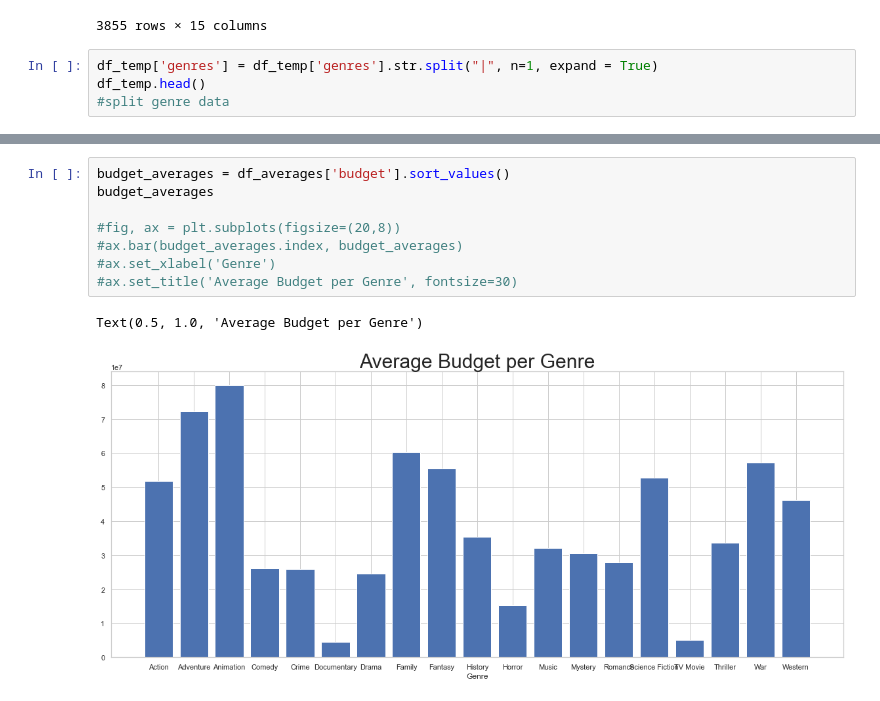
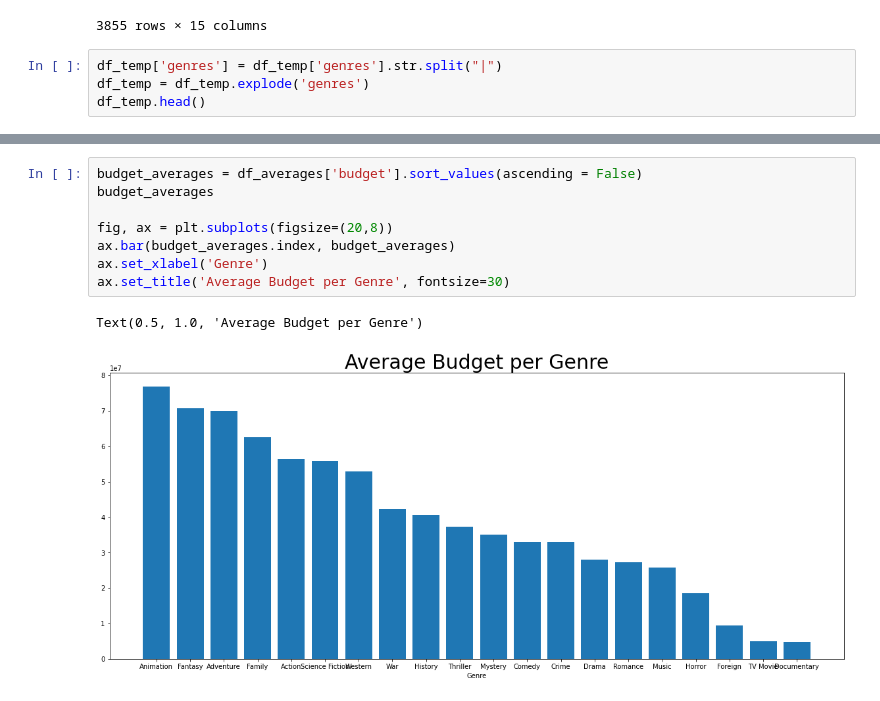
Before and after one commit to krbendol/movie_analysis_Microsoft, a Jupyter notebook: cleaning_of_data.ipynb, the cells around one changed output, grey strips where cells are left out. Drawn from its saved outputs; the diff is of its cells as text.

Commit message:
making visulizations of budget vs revenue

```diff
--- a/cleaning_of_data.ipynb
+++ b/cleaning_of_data.ipynb
@@ -206,9 +143,9 @@ df_temp
 | 10848 | 2161 | tt0060397 | 0.207257 | 5115000 | 12000000 | Fantastic Voyage | Richard Fleischer | 100 | Adventure|Science Fiction | ... |
 3855 rows × 15 columns
 # %%
-df_temp['genres'] = df_temp['genres'].str.split("|", n=1, expand = True)
+df_temp['genres'] = df_temp['genres'].str.split("|")
+df_temp = df_temp.explode('genres')
 df_temp.head()
-#split genre data
 # %% [output]
 |  | id | imdb_id | popularity | budget | revenue | original_title | director | runtime | genres | ... |
 | 0 | 135397 | tt0369610 | 32.985763 | 150000000 | 1513528810 | Jurassic World | Colin Trevorrow | 124 | Action | ... |
@@ -241,11 +178,11 @@ df_averages
 # %%
-budget_averages = df_averages['budget'].sort_values()
+budget_averages = df_averages['budget'].sort_values(ascending = False)
 budget_averages
 
-#fig, ax = plt.subplots(figsize=(20,8))
-#ax.bar(budget_averages.index, budget_averages)
-#ax.set_xlabel('Genre')
-#ax.set_title('Average Budget per Genre', fontsize=30)
+fig, ax = plt.subplots(figsize=(20,8))
+ax.bar(budget_averages.index, budget_averages)
+ax.set_xlabel('Genre')
+ax.set_title('Average Budget per Genre', fontsize=30)
 # %% [output]
 Text(0.5, 1.0, 'Average Budget per Genre')
-[figure, old version]
+[figure, new version]
```
Also changed, not shown: parts of 25 cells of this notebook, 11 other files.
